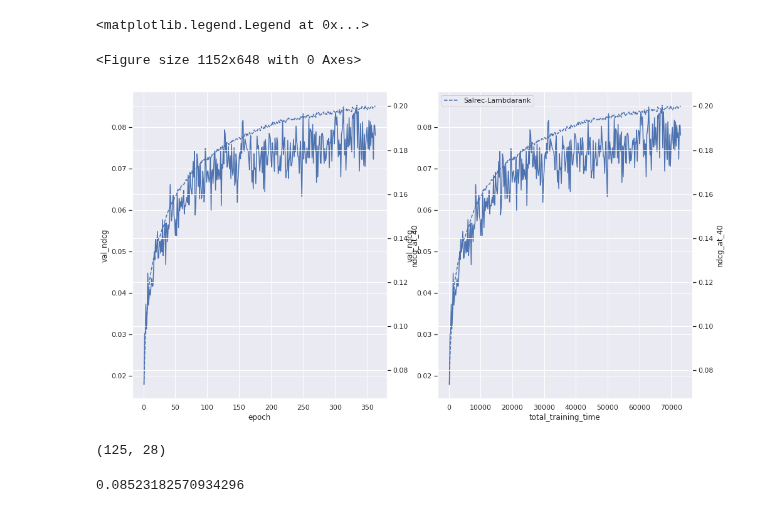
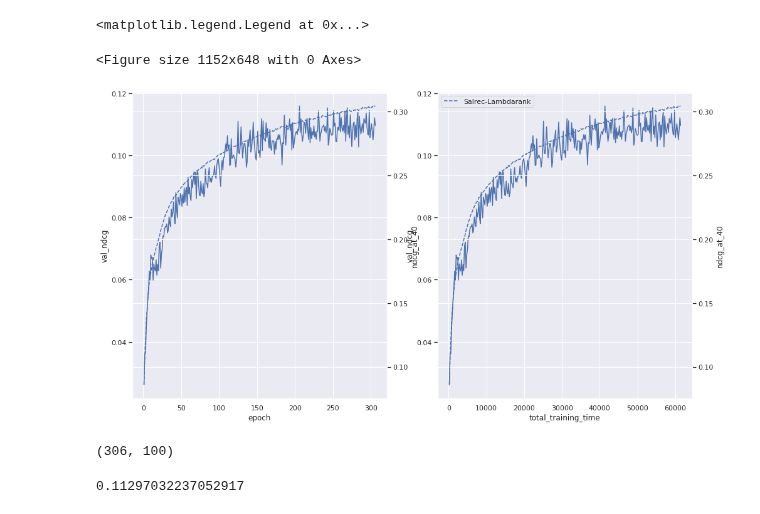
Before and after one commit to asash/gptrec_rl, a Jupyter notebook: evaluation/Results_analysis.ipynb, the cells around one changed output. Saved outputs shown, nothing was run; the diff lists cells and outputs as text; code cells hidden in the pictures.

Commit message:
updated result analysis

```diff
--- a/evaluation/Results_analysis.ipynb
+++ b/evaluation/Results_analysis.ipynb
@@ -14,7 +14,11 @@ sb.set()
 #bert4rec outperforms everything
 #experiment_logs = './results/bert4rec_config_2021_11_04T17_15_31/stdout'
 
-experiment_logs = './results/ml_benchmark20m_2021_11_15T10_55_32/stdout'
+#SALREC-BCE-Great
+#experiment_logs = './results/bert4rec_config_2021_11_07T22_26_10/stdout'
+
+
+experiment_logs = './results/ml_benchmark20m_2021_11_16T10_04_16/stdout'
 
 
 
@@ -102,5 +110,6 @@ data = get_data_from_logs(experiment_logs, 0)
 # %%
 moving_average_steps=1
+max_points = 6000
 
 
 def get_metric(metric_history, metric_name):
@@ -120,49 +129,49 @@ fig, ax = plt.subplots(1, len(axises))
 fig.set_figheight(9)
 fig.set_figwidth(16)
 
-interesting_models = ['Salrec-Lambdarank']
+interesting_models = ['Salrec-Lambdarank', 'Salrec-BCE']
 
 for recommender in data:
     if recommender['model_name'] not in interesting_models:
         continue
     if len(recommender['metrics_history']) > 0:
         history = recommender['metrics_history']
         metric_name = 'val_ndcg'
         second_metric_name = 'ndcg_at_40'
-        metric = moving_average(get_metric(history, metric_name), moving_average_steps)
+        metric = moving_average(get_metric(history, metric_name), moving_average_steps)[:max_points]
         if second_metric_name != None:
-            second_metric = moving_average(get_metric(history, second_metric_name), moving_average_steps)
+            second_metric = moving_average(get_metric(history, second_metric_name), moving_average_steps)[:max_points]
         #success = get_metric(history, 'Success_at_4')
         #val_success = moving_average(get_metric(history, 'val_Success_at_4'), 5)
 
         #plt.plot(val_success, label=recommender['model_name'] + "val_sps")
         #plt.plot(success, label=recommender['model_name'] + "sps")
         for axis_num in range(len(axises)):
             axis_name = axises[axis_num]
-            axis = get_metric(history, axis_name)[moving_average_steps - 1:]
+            axis = get_metric(history, axis_name)[moving_average_steps - 1:][:max_points]
             ax[axis_num].plot(axis, metric,label=recommender['model_name'])
 
             ax[axis_num].set_xlabel(axis_name)
             ax[axis_num].set_ylabel(metric_name)
 
             if (second_metric_name != None):
                 ax2 = ax[axis_num].twinx()
                 ax2.set_ylabel(second_metric_name)
                 ax2.plot(axis, second_metric, '--', label=recommender['model_name'],)
 
 
         #plt.plot(ndcg, label=recommender['model_name'] + "ndcg")
         #plt.plot(val_success, label=recommender['model_name'] + "_val_sps")
 plt.legend()
 # %% [output]
 <matplotlib.legend.Legend at 0x...>
 <Figure size 1152x648 with 0 Axes>
-[figure, old version]
+[figure, new version]
 # %%
 len(metric), len(metric) - np.argmax(metric) - 1
 # %% [output]
-(125, 28)
+(306, 100)
 # %%
 max(metric)
 # %% [output]
-0.08523182570934296
+0.11297032237052917
```
Also changed, not shown: parts of 3 cells of this notebook.
